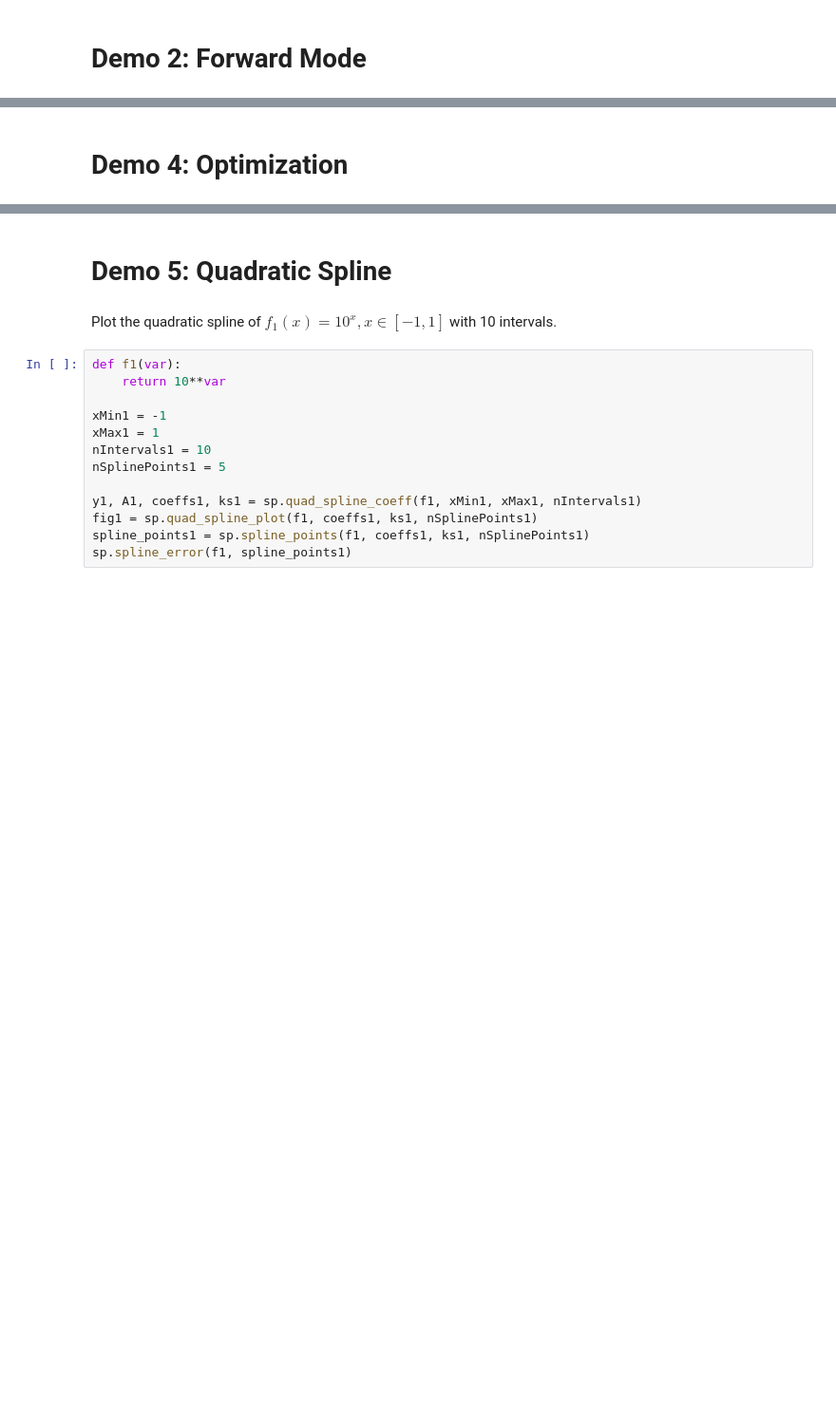
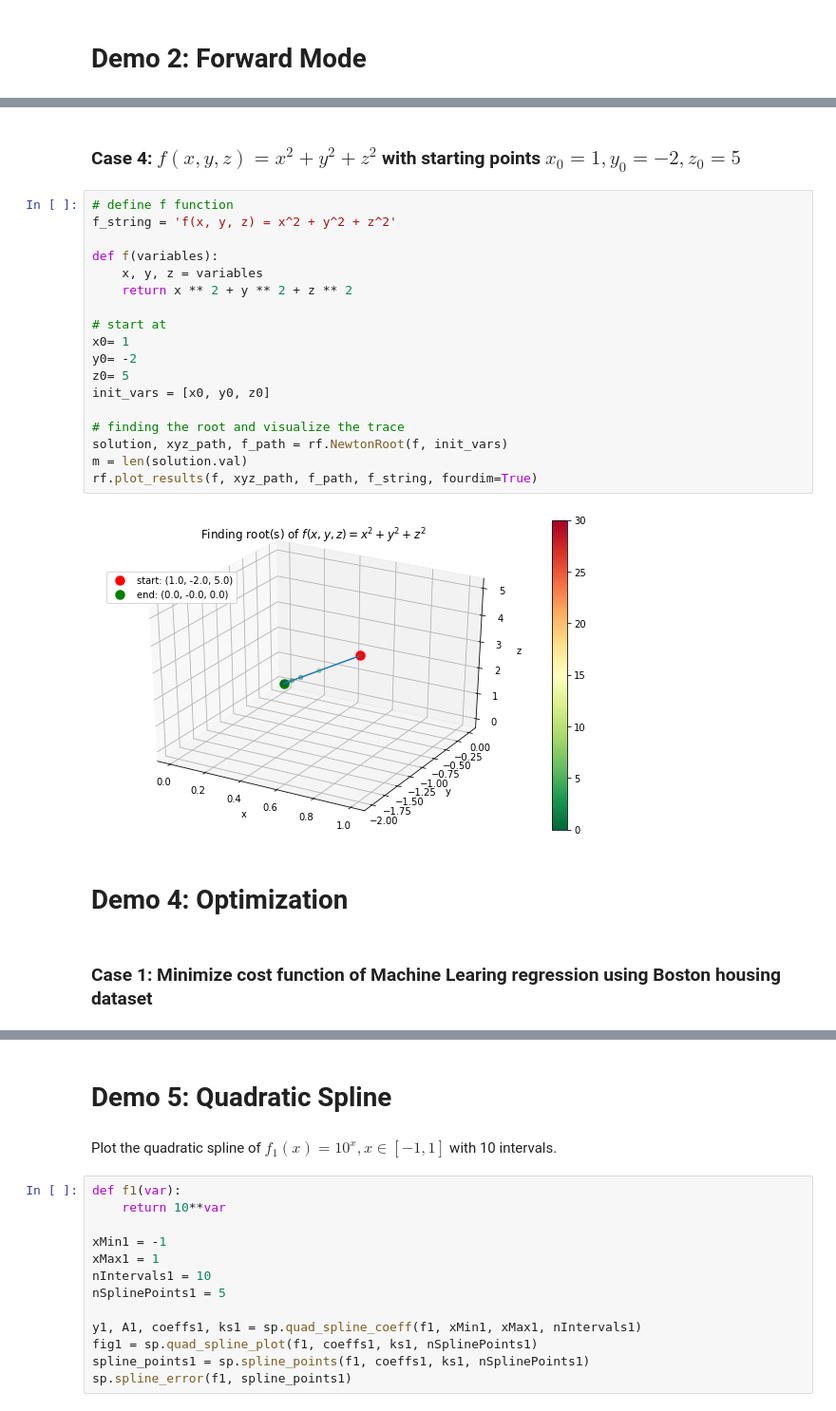
Before and after one commit to cs207-group19/Automatic-Differentiation, a Jupyter notebook: demos/Presentation.ipynb, the cells around one changed output, grey strips where cells are left out. Shown: that part at 95% size. Saved outputs shown, nothing was run; the diff lists cells and outputs as text; blank space fills up the shorter version.

```diff
--- a/demos/Presentation.ipynb
+++ b/demos/Presentation.ipynb
@@ -17,2 +209,26 @@ import spline as sp
+# %% [markdown]
+### Case 4:  $f(x, y, z) = x^2 + y^2 + z^2$ with starting points $x_0 =1, y_0 = -2, z_0 = 5$
+# %%
+# define f function
+f_string = 'f(x, y, z) = x^2 + y^2 + z^2'
+
+def f(variables):
+    x, y, z = variables
+    return x ** 2 + y ** 2 + z ** 2
+
+# start at
+x0= 1
+y0= -2
+z0= 5
+init_vars = [x0, y0, z0]
+
+# finding the root and visualize the trace
+solution, xyz_path, f_path = rf.NewtonRoot(f, init_vars)
+m = len(solution.val)
+rf.plot_results(f, xyz_path, f_path, f_string, fourdim=True)
+# %% [output]
+[figure, added]
 # %% [markdown]
 # Demo 4: Optimization
+# %% [markdown]
+### Case 1: Minimize cost function of Machine Learing regression using Boston housing dataset
```
Also changed, not shown: parts of 48 cells of this notebook.
